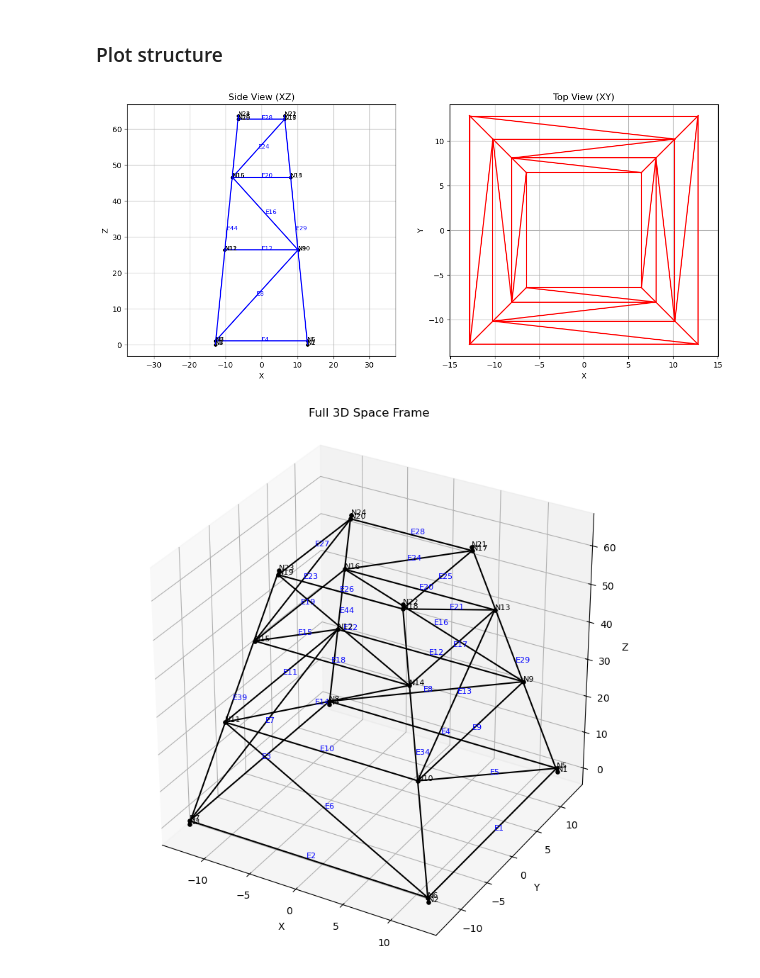
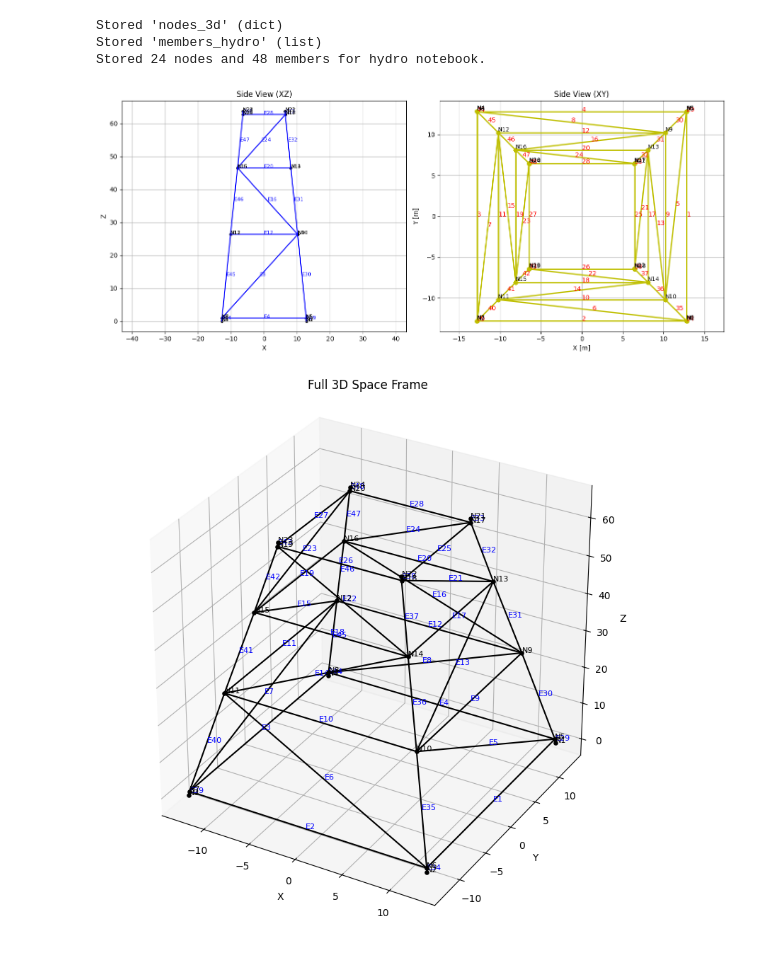
Before and after one commit to Robert2307/Offshore_Structures_Design, a Jupyter notebook: DesignProject.ipynb, the cells around one changed output. Drawn from its saved outputs; the diff is of its cells as text; code cells hidden in the pictures.

```diff
--- a/DesignProject.ipynb
+++ b/DesignProject.ipynb
@@ -297,10 +357,32 @@ In_Place_weight [kN] = 4,101.05
-# %% [markdown]
-### Plot structure ###
+# %%
+
+# ── Export geometry + designed diameters to the hydrodynamic loads notebook ──
+# Build a members list with the actual designed outer diameters (in metres)
+_id_to_D_m = dict(zip(df["Number"], df["Chosen diameter (inches)"] * 0.0254))
+
+members_hydro = [
+    {
+        'start': elem['nodes'][0],
+        'end':   elem['nodes'][1],
+        'D':     _id_to_D_m[elem['id']],
+    }
+    for elem in elements
+    if elem['id'] in _id_to_D_m
+]
+
+%store nodes_3d
+%store members_hydro
+print(f"Stored {len(nodes_3d)} nodes and {len(members_hydro)} members for hydro notebook.")
+# %% [output]
+Stored 'nodes_3d' (dict)
+Stored 'members_hydro' (list)
+Stored 24 nodes and 48 members for hydro notebook.
 # %%
-# Plot side and top views
+
+# Side views (XZ and XY) side by side
 fig, (ax1, ax2) = plt.subplots(1, 2, figsize=(14, 6))
 
-# side view (XZ)
+# Side view (XZ)
 ax1.set_title("Side View (XZ)")
 ax1.set_xlabel("X")
 ax1.set_ylabel("Z")
@@ -308,7 +390,7 @@ ax1.axis("equal")
 ax1.grid(True)
 
 for elem in elements:
-    if nodes_3d[elem["nodes"][0]][1] > 0 and nodes_3d[elem["nodes"][1]][1] > 0: #print only quarter of the structure
+    if nodes_3d[elem["nodes"][0]][1] > 0 and nodes_3d[elem["nodes"][1]][1] > 0:
         n1, n2 = elem["nodes"]
         x1, y1, z1 = nodes_3d[n1]
         x2, y2, z2 = nodes_3d[n2]
@@ -320,47 +402,51 @@ for nid, (x, y, z) in nodes_3d.items():
     ax1.scatter(x, z, c="black", s=12)
     ax1.text(x, z, f"N{nid}", color="black", fontsize=8)
 
-# Top view (XY)
-ax2.set_title("Top View (XY)")
-ax2.set_xlabel("X")
-ax2.set_ylabel("Y")
+# Side view (XY)
+ax2.set_title("Side View (XY)")
+ax2.set_xlabel("X [m]")
+ax2.set_ylabel("Y [m]")
 ax2.axis("equal")
 ax2.grid(True)
 
 for elem in elements:
     n1, n2 = elem["nodes"]
     x1, y1, z1 = nodes_3d[n1]
     x2, y2, z2 = nodes_3d[n2]
-    ax2.plot([x1, x2], [y1, y2], "r")
+    ax2.plot([x1, x2], [y1, y2], "y-o", linewidth=2)
+    xm, ym = (x1 + x2) / 2, (y1 + y2) / 2
+    ax2.text(xm, ym, str(elem["id"]), color="red", fontsize=10)
 
-# Plot 3D view
+for nid, (x, y, z) in nodes_3d.items():
+    ax2.text(x, y, f"N{nid}", color="black", fontsize=9, verticalalignment="bottom")
+
+plt.tight_layout()
+plt.show()
+
+# 3D view
 fig3d = plt.figure(figsize=(10, 8))
 ax3d = fig3d.add_subplot(111, projection="3d")
 
 ax3d.set_title("Full 3D Space Frame")
 ax3d.set_xlabel("X")
 ax3d.set_ylabel("Y")
 ax3d.set_zlabel("Z")
 
 for elem in elements:
     n1, n2 = elem["nodes"]
     x1, y1, z1 = nodes_3d[n1]
     x2, y2, z2 = nodes_3d[n2]
     ax3d.plot([x1, x2], [y1, y2], [z1, z2], "k")
-
-    # element label
     xm, ym, zm = (x1 + x2) / 2.0, (y1 + y2) / 2.0, (z1 + z2) / 2.0
     ax3d.text(xm, ym, zm, f"E{elem['id']}", color="blue", fontsize=8)
 
-# node labels in 3D
 for nid, (x, y, z) in nodes_3d.items():
     ax3d.scatter(x, y, z, c="black", s=14)
     ax3d.text(x, y, z, f"N{nid}", color="black", fontsize=8)
 
 ax3d.set_box_aspect([1, 1, 1])
-
 plt.tight_layout()
 plt.show()
 # %% [output]
-[figure, old version]
+[figure, new version]
-[figure, old version]
+[figure, new version]
```
Also changed, not shown: parts of 18 cells of this notebook, 2 other files.
